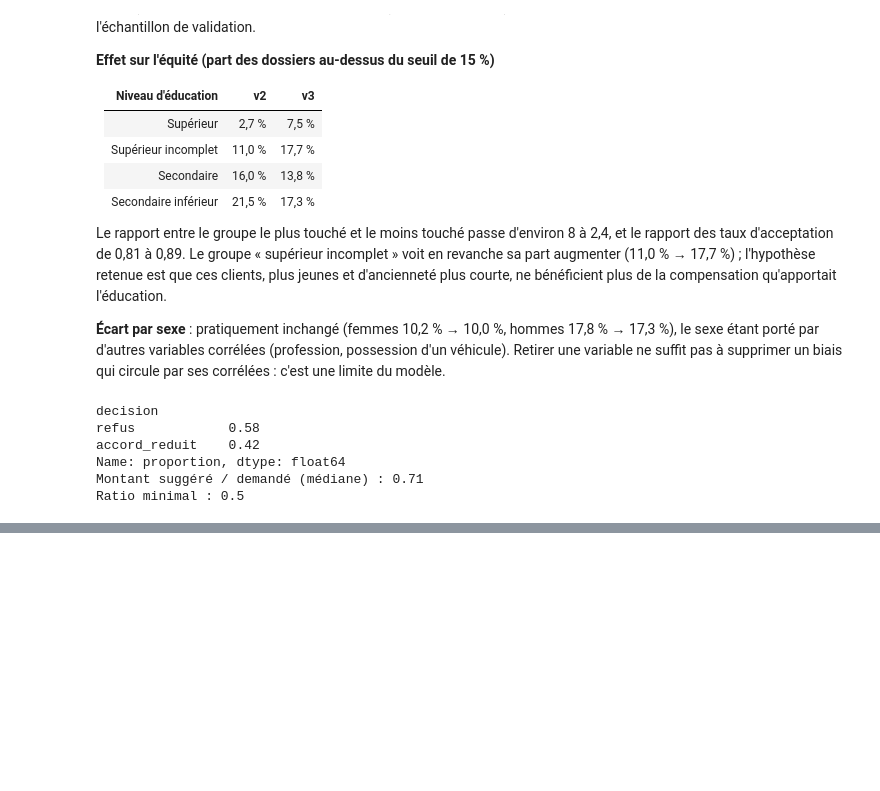
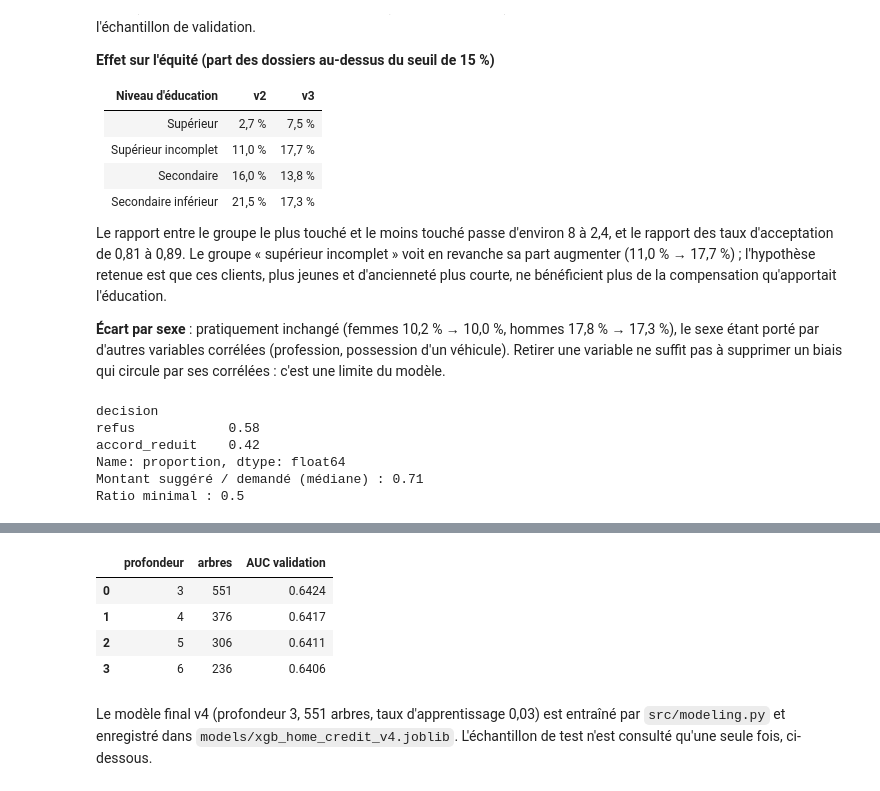
Before and after one commit to fatimatadiallo1412-ctrl/Memoire_scoring, a Jupyter notebook: notebooks/03_modelisation.ipynb, the cells around one changed output, grey strips where cells are left out. Saved outputs shown, nothing was run; the diff lists cells and outputs as text; code cells hidden in the pictures; blank space fills up the shorter version.

```diff
--- a/notebooks/03_modelisation.ipynb
+++ b/notebooks/03_modelisation.ipynb
@@ -872,0 +930,30 @@ Ratio minimal : 0.5
+# %%
+from xgboost import XGBClassifier
+
+CROISSANTES_V4 = ["credit_sur_revenu", "annuite_sur_revenu", "duree_implicite"]
+NUM_APP = [c for c in COLS_APP if c not in CAT3]
+
+prep_v4 = ColumnTransformer([
+    ("num", Pipeline([("imp", SimpleImputer(strategy="median")), ("sc", StandardScaler())]), NUM_APP),
+    ("cat", OneHotEncoder(handle_unknown="ignore"), CAT3),
+]).fit(train_a[COLS_APP])
+noms_v4 = prep_v4.get_feature_names_out()
+contraintes_v4 = tuple(1 if n.startswith("num__") and n[5:] in CROISSANTES_V4 else 0 for n in noms_v4)
+Xt4, Xv4 = prep_v4.transform(train_a[COLS_APP]), prep_v4.transform(val_a[COLS_APP])
+
+reglage = []
+for profondeur in [3, 4, 5, 6]:
+    m = XGBClassifier(n_estimators=4000, learning_rate=0.03, max_depth=profondeur, min_child_weight=10,
+                      subsample=0.8, colsample_bytree=0.8, tree_method="hist", n_jobs=-1, random_state=42,
+                      monotone_constraints=contraintes_v4, eval_metric="auc", early_stopping_rounds=100)
+    m.fit(Xt4, train_a["TARGET"], eval_set=[(Xv4, val_a["TARGET"])], verbose=False)
+    reglage.append({"profondeur": profondeur, "arbres": m.best_iteration + 1, "AUC validation": round(m.best_score, 4)})
+pd.DataFrame(reglage)
+# %% [output]
+|  | profondeur | arbres | AUC validation |
+| 0 | 3 | 551 | 0.6424 |
+| 1 | 4 | 376 | 0.6417 |
+| 2 | 5 | 306 | 0.6411 |
+| 3 | 6 | 236 | 0.6406 |
+# %% [markdown]
+Le modèle final v4 (profondeur 3, 551 arbres, taux d'apprentissage 0,03) est entraîné par `src/modeling.py` et enregistré dans `models/xgb_home_credit_v4.joblib`. L'échantillon de test n'est consulté qu'une seule fois, ci-dessous.
```
Also changed, not shown: parts of 7 cells of this notebook, 3 other files.
